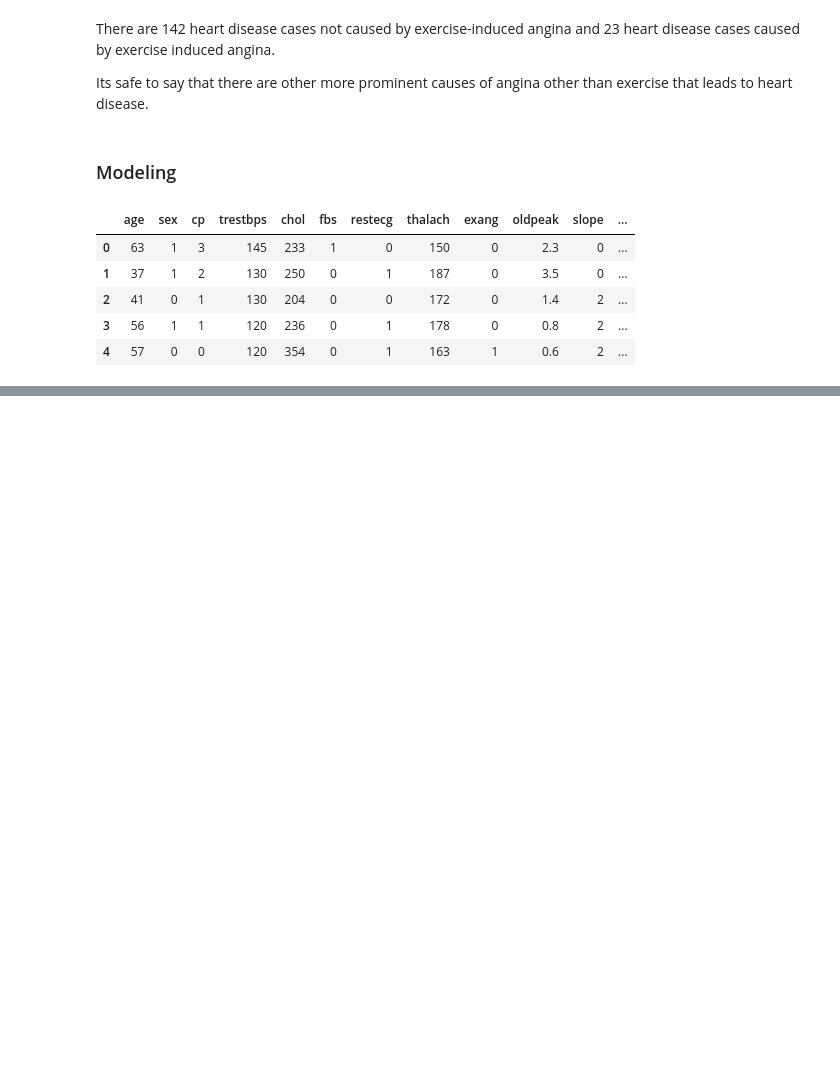
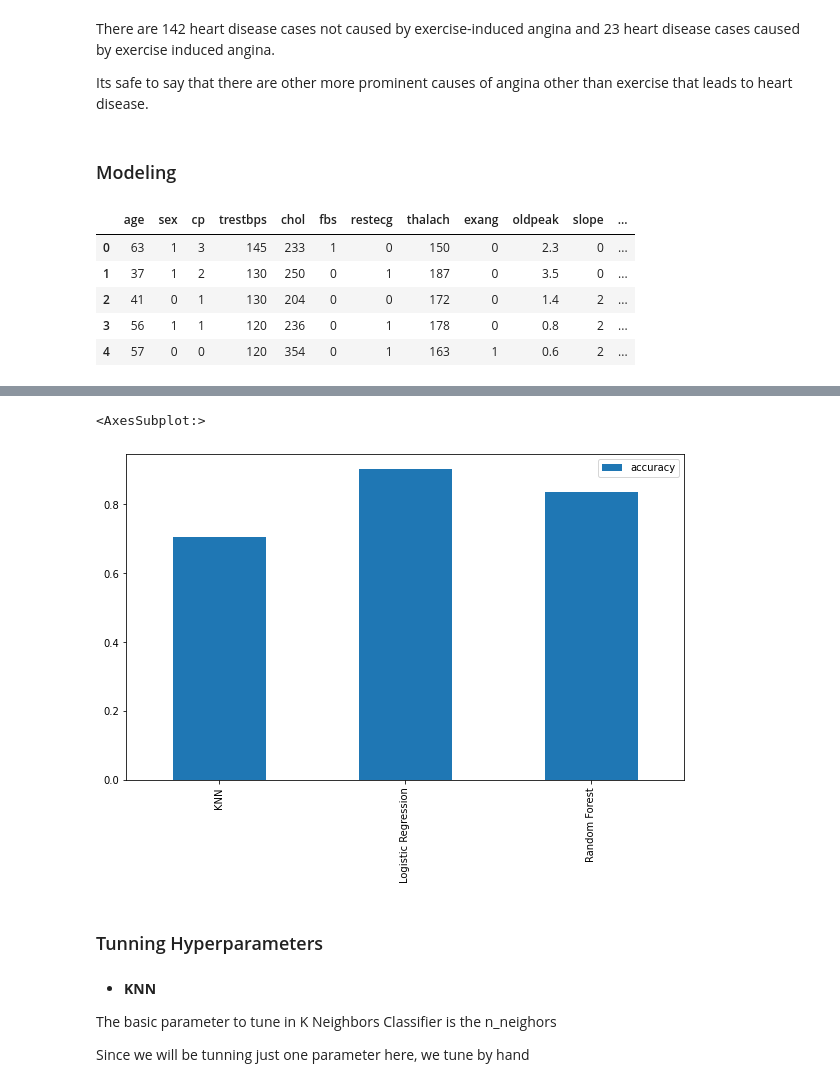
Before and after one commit to gracejidael/Health-datasets-Classification-, a Jupyter notebook: heart-disease-classification.ipynb, the cells around one changed output, grey strips where cells are left out. Saved outputs shown, nothing was run; the diff lists cells and outputs as text; code cells hidden in the pictures; blank space fills up the shorter version.

```diff
--- a/heart-disease-classification.ipynb
+++ b/heart-disease-classification.ipynb
@@ -313,3 +313,10 @@ df.head()
 | 2 | 41 | 0 | 1 | 130 | 204 | 0 | 0 | 172 | 0 | 1.4 | 2 | ... |
 | 3 | 56 | 1 | 1 | 120 | 236 | 0 | 1 | 178 | 0 | 0.8 | 2 | ... |
 | 4 | 57 | 0 | 0 | 120 | 354 | 0 | 1 | 163 | 1 | 0.6 | 2 | ... |
+# %%
+X = df.drop("target", axis=1)
+y = df["target"]
+# %%
+np.random.seed(40)
+
+X_train, X_test, y_train, y_test = train_test_split(X, y, test_size=0.2)
@@ -315,0 +334,34 @@ df.head()
+# %%
+# Put models in a dictionary
+models = {"KNN": KNeighborsClassifier(),
+          "Logistic Regression": LogisticRegression(),
+          "Random Forest": RandomForestClassifier()}
+
+# Create function to fit and score models
+def fit_and_score(models, X_train, X_test, y_train, y_test):
+    """
+    Fits and evaluates given machine learning models.
+    models : a dict of different Scikit-Learn machine learning models
+    X_train : training data
+    X_test : testing data
+    y_train : labels assosciated with training data
+    y_test : labels assosciated with test data
+    """
+    # Random seed for reproducible results
+    np.random.seed(40)
+    # Make a list to keep model scores
+    model_scores = {}
+    # Loop through models
+    for name, model in models.items():
+        # Fit the model to the data
+        model.fit(X_train, y_train)
+        # Evaluate the model and append its score to model_scores
+        model_scores[name] = model.score(X_test, y_test)
+    return model_scores
+# %%
+model_scores = fit_and_score(models=models,
+                             X_train=X_train,
+                             X_test=X_test,
+                             y_train=y_train,
+                             y_test=y_test)
+model_scores
@@ -315,0 +379,14 @@ df.head()
+# %%
+model_compare = pd.DataFrame(model_scores, index=['accuracy'])
+model_compare.T.plot(kind='bar', figsize=(10,6))
+# %% [output]
+<AxesSubplot:>
+[figure, added]
+# %% [markdown]
+### Tunning Hyperparameters
+# %% [markdown]
+* **KNN**
+
+The basic parameter to tune in K Neighbors Classifier is the n_neighors
+
+Since we will be tunning just one parameter here, we tune by hand
```
Also changed, not shown: parts of 17 cells of this notebook.
